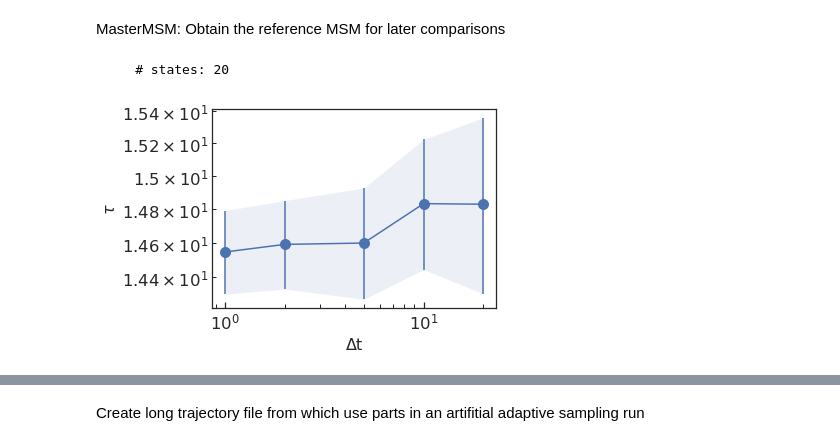
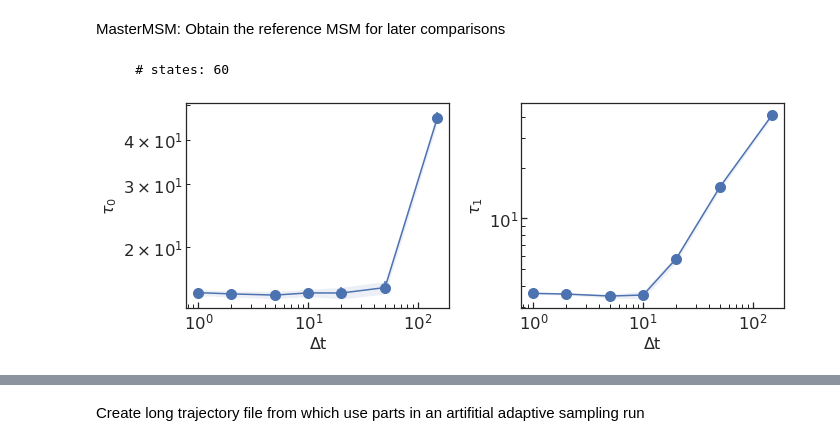
Before and after one commit to BioKT/AdaptiveMasterMSM, a Jupyter notebook: examples/schutte/schutte-as.ipynb, the cells around one changed output, grey strips where cells are left out. Cells and saved outputs as stored; diff of their text form; code cells hidden in the pictures.

```diff
--- a/examples/schutte/schutte-as.ipynb
+++ b/examples/schutte/schutte-as.ipynb
@@ -29,7 +29,7 @@ X.shape, X0.shape, X0[:5]
  array([0.        , 1.00000005, 2.00000009, 3.00000014, 4.00000019]))
 # %%
 fig, ax = plt.subplots(figsize=(6,4))
-hist, bin_edges = np.histogram(X[:,1], bins=np.linspace(-2,10,21), density=True)
+hist, bin_edges = np.histogram(X[:,1], bins=np.linspace(-2,10,61), density=True)
 bin_centers = [0.5*(bin_edges[i]+bin_edges[i+1]) \
                for i in range(len(bin_edges)-1)]
 ax.plot(bin_centers, -np.log(hist),label="x")
@@ -62,5 +64,5 @@ distraj.keys.sort()
 from mastermsm.msm import msm
 msm_1D=msm.SuperMSM([distraj], sym=False)
 # %% [output]
-     # states: 20
+     # states: 60
 # %%
@@ -69,19 +71,30 @@ for lt in [1, 2, 5, 10, 20]: #, 50, 100
     msm_1D.msms[lt].do_trans(evecs=True)
     msm_1D.msms[lt].boots()
 # %%
+fig,ax=plt.subplots(1,2, figsize=(10,4), sharex=False, sharey=False)
+# slowest tau
 tau_vs_lagt = np.array([[x,msm_1D.msms[x].tauT[0], msm_1D.msms[x].tau_std[0]] \
                for x in sorted(msm_1D.msms.keys())])
-fig, ax = plt.subplots()
-ax.errorbar(tau_vs_lagt[:,0],tau_vs_lagt[:,1],fmt='o-', yerr=tau_vs_lagt[:,2], markersize=10)
+ax[0].errorbar(tau_vs_lagt[:,0],tau_vs_lagt[:,1],fmt='o-', yerr=tau_vs_lagt[:,2], markersize=10)
 #ax.fill_between(10**np.arange(-0.2,3,0.2), 1e-1, 10**np.arange(-0.2,3,0.2), facecolor='lightgray')
-ax.fill_between(tau_vs_lagt[:,0],tau_vs_lagt[:,1]+tau_vs_lagt[:,2], \
+ax[0].fill_between(tau_vs_lagt[:,0],tau_vs_lagt[:,1]+tau_vs_lagt[:,2], \
                 tau_vs_lagt[:,1]-tau_vs_lagt[:,2], alpha=0.1)
-ax.set_xlabel(r'$\Delta$t', fontsize=16)
-ax.set_ylabel(r'$\tau$', fontsize=16)
+ax[0].set_xlabel(r'$\Delta$t', fontsize=16)
+ax[0].set_ylabel(r'$\tau_{0}$', fontsize=16)
 #ax.set_xlim(0.8,120)
 #ax.set_ylim(2e2,500)
-ax.set_yscale('log')
-ax.set_xscale('log')
+ax[0].set_yscale('log')
+ax[0].set_xscale('log')
+# 2nd slowest tau
+tau_vs_lagt = np.array([[x,msm_1D.msms[x].tauT[1], msm_1D.msms[x].tau_std[1]] \
+               for x in sorted(msm_1D.msms.keys())])
+ax[1].errorbar(tau_vs_lagt[:,0],tau_vs_lagt[:,1],fmt='o-', yerr=tau_vs_lagt[:,2], markersize=10)
+ax[1].fill_between(tau_vs_lagt[:,0],tau_vs_lagt[:,1]+tau_vs_lagt[:,2], \
+                tau_vs_lagt[:,1]-tau_vs_lagt[:,2], alpha=0.1)
+ax[1].set_xlabel(r'$\Delta$t', fontsize=16)
+ax[1].set_ylabel(r'$\tau_{1}$', fontsize=16)
+ax[1].set_yscale('log')
+ax[1].set_xscale('log')
 plt.tight_layout()
 # %% [output]
-[figure, old version]
+[figure, new version]
```
Also changed, not shown: parts of 52 cells of this notebook.
